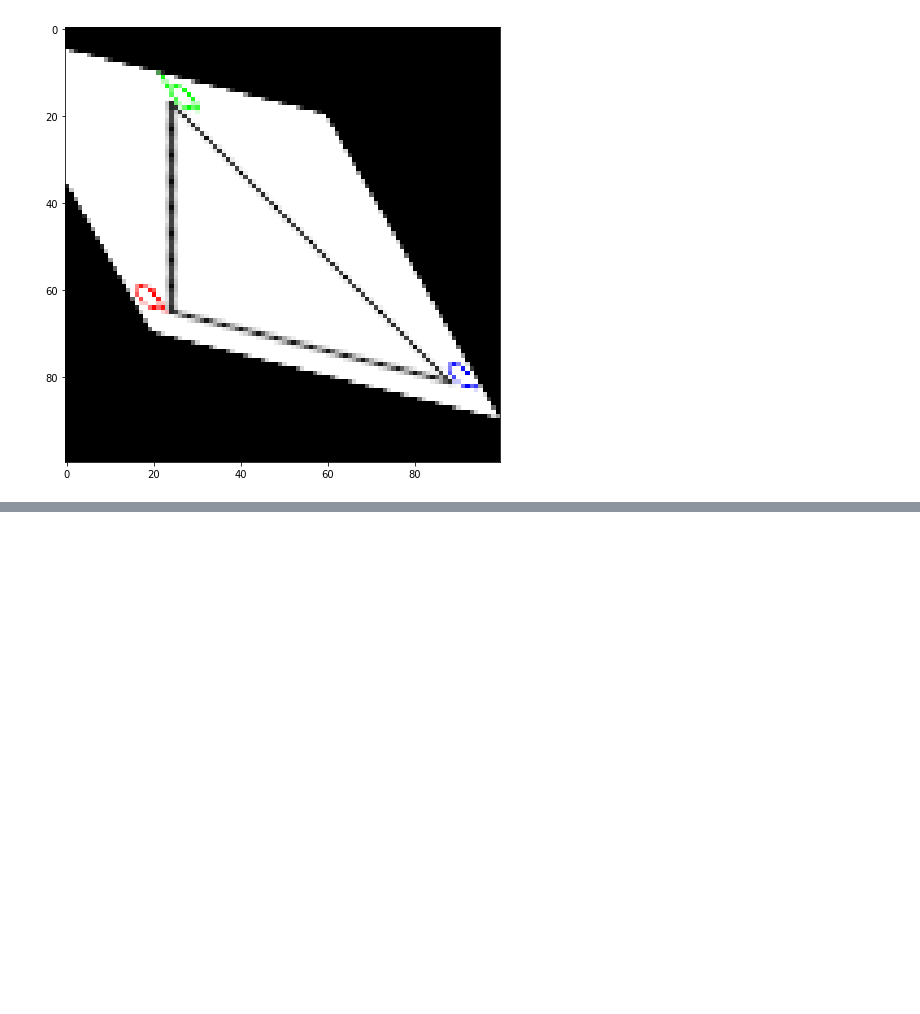
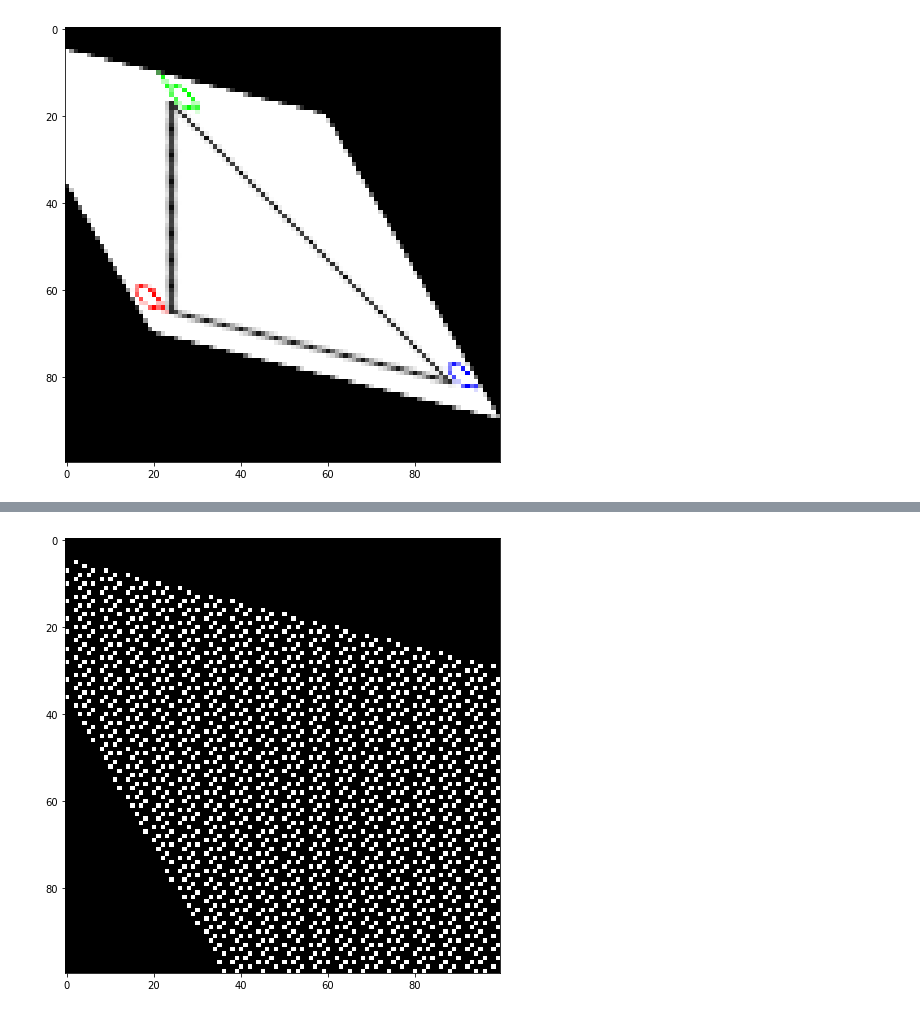
Before and after one commit to vcg-uvic/csc205, a Jupyter notebook: notebooks/lecture-09-linear-transformation-part1.ipynb, the cells around one changed output, grey strips where cells are left out. Saved outputs shown, nothing was run; the diff lists cells and outputs as text; code cells hidden in the pictures; blank space fills up the shorter version.

```diff
--- a/notebooks/lecture-09-linear-transformation-part1.ipynb
+++ b/notebooks/lecture-09-linear-transformation-part1.ipynb
@@ -96,0 +128,32 @@ show_canvas(new_canvas)
+# %%
+# Not too bad, but what if we had big scale change?
+
+import itertools # Fancy for loop syntax
+
+# Notice multiplcation with 3 here
+A = 3 * np.array(
+    [[0.8, 0.4],
+    [0.2, 0.7]]
+)
+b = np.array([
+    [-20],
+    [0]
+])
+# A_inv = np.linalg.inv(A)
+# b_inv = -np.matmul(A_inv,b)
+
+new_canvas = np.ones_like(canvas) * 0
+# For each pixel
+for y, x in itertools.product(range(N), range(N)):
+    X = np.array([[x],[y]])
+    Y = np.matmul(A, X) + b
+
+    xx = int(round(Y[0,0]))
+    yy = int(round(Y[1,0]))
+
+    if yy >= 0 and yy < N and xx >= 0 and xx < N:
+        new_canvas[yy, xx] = canvas[y, x]
+
+show_canvas(new_canvas)
+# %% [output]
+[figure, added]
```
Also changed, not shown: parts of 2 cells of this notebook.
